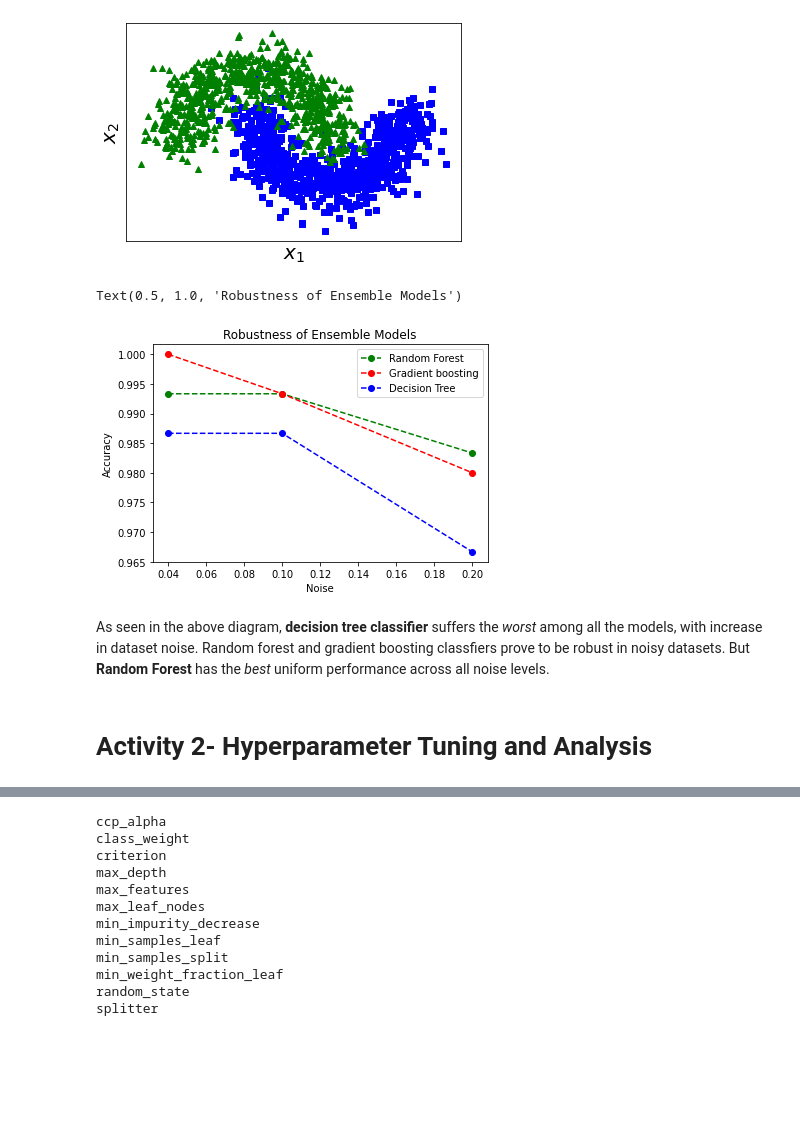
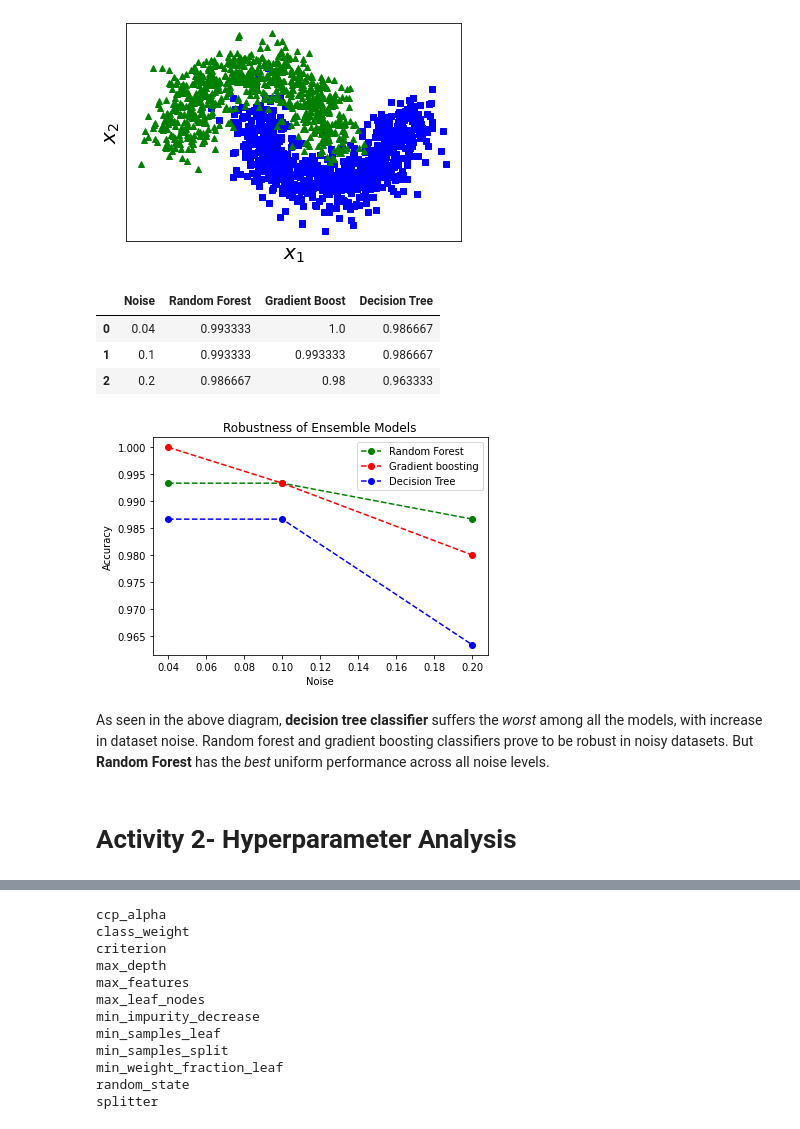
Before and after one commit to nixmaverick1997/EnsembleMethods, a Jupyter notebook: EnsembleMethods.ipynb, the cells around one changed output, grey strips where cells are left out. Cells and saved outputs as stored; diff of their text form; code cells hidden in the pictures; blank space fills up the shorter version.

```diff
--- a/EnsembleMethods.ipynb
+++ b/EnsembleMethods.ipynb
@@ -31,7 +31,7 @@ from sklearn.model_selection import train_test_split
 def preprocess(X,y):
   #Parameters: X= ndarray, y= target array
   #Does training split on dataset
-  X_train,X_test,y_train,y_test = train_test_split(X,y,test_size=0.2,random_state=42)
+  X_train,X_test,y_train,y_test = train_test_split(X,y,test_size=0.3,random_state=42)
   return X_train,X_test,y_train,y_test
 # %%
 from sklearn.datasets import make_moons
@@ -81,30 +81,39 @@ def train_on_dt(X,y):
   return model.score(X_test,y_test)
 # %%
 #training all the model on the all the possible noise values
+df_noise=pd.DataFrame(columns=['Noise','Random Forest','Gradient Boost', 'Decision Tree'])
 
 scores_rf=[]
 scores_gbc=[]
 scores_dt=[]
 
 for i in range(3):
   scores_rf.append(train_on_rf(x_n[i],y_n[i]))
   scores_gbc.append(train_on_gbc(x_n[i],y_n[i]))
   scores_dt.append(train_on_dt(x_n[i],y_n[i]))
+for a in range(3):
+  df_noise.at[a]=pd.Series({'Noise': noises[a],'Random Forest':scores_rf[a],'Gradient Boost':scores_gbc[a], 'Decision Tree':scores_dt[a]})
+
 
 plt.plot(noises, scores_rf, "o--", color="g", label="Random Forest")
 plt.plot(noises, scores_gbc, "o--", color="r", label="Gradient boosting")
 plt.plot(noises, scores_dt, "o--", color="b", label="Decision Tree")
 plt.legend(loc="upper right")
 plt.xlabel("Noise")
 plt.ylabel("Accuracy")
 plt.title("Robustness of Ensemble Models")
+
+df_noise
 # %% [output]
-Text(0.5, 1.0, 'Robustness of Ensemble Models')
+|  | Noise | Random Forest | Gradient Boost | Decision Tree |
+| 0 | 0.04 | 0.993333 | 1.0 | 0.986667 |
+| 1 | 0.1 | 0.993333 | 0.993333 | 0.986667 |
+| 2 | 0.2 | 0.986667 | 0.98 | 0.963333 |
-[figure, old version]
+[figure, new version]
 # %% [markdown]
-As seen in the above diagram, **decision tree classifier** suffers the *worst* among all the models, with increase in dataset noise. Random forest and gradient boosting classfiers prove to be robust in noisy datasets. But **Random Forest** has the *best* uniform performance across all noise levels.
+As seen in the above diagram, **decision tree classifier** suffers the *worst* among all the models, with increase in dataset noise. Random forest and gradient boosting classifiers prove to be robust in noisy datasets. But **Random Forest** has the *best* uniform performance across all noise levels.
 # %% [markdown]
-# Activity 2- Hyperparameter Tuning and Analysis
+# Activity 2- Hyperparameter Analysis
 # %%
 from sklearn.metrics import f1_score
 
```
Also changed, not shown: parts of 5 cells of this notebook.
